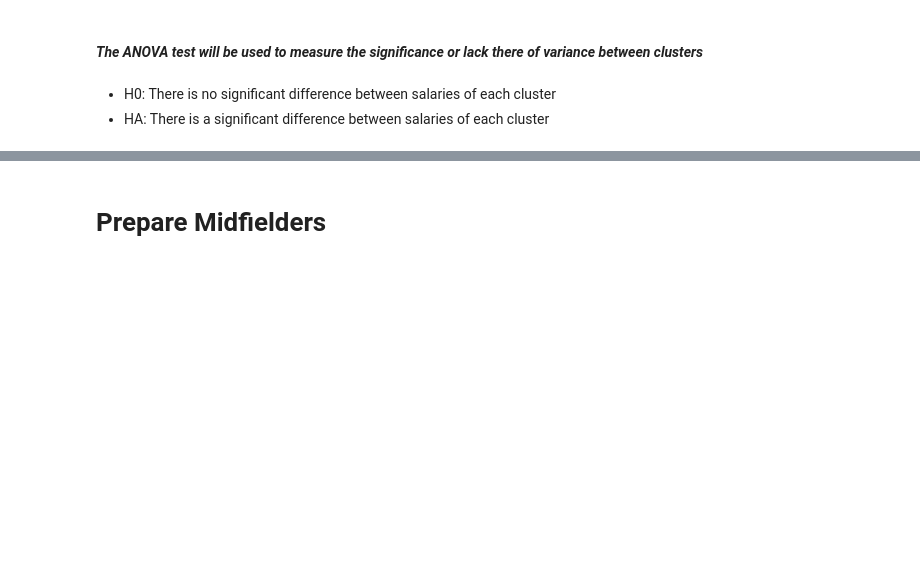
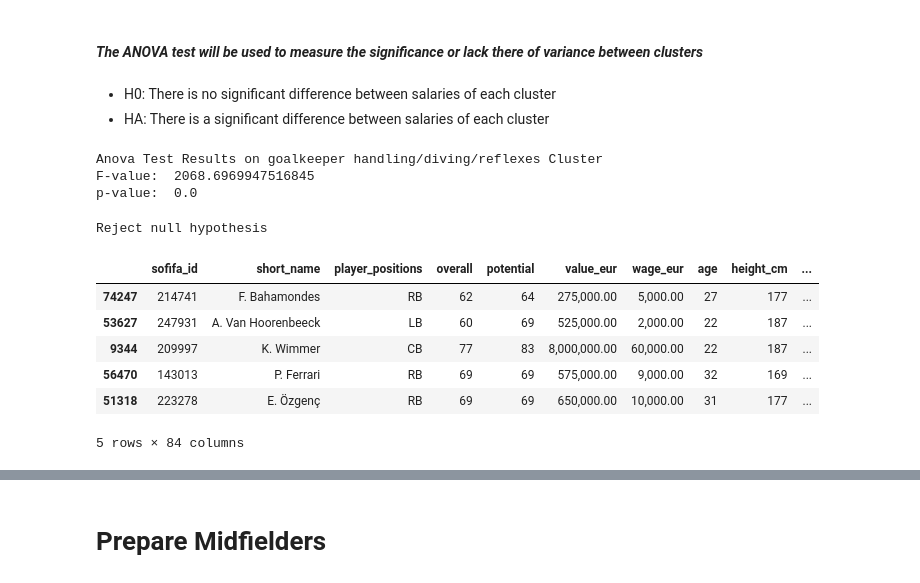
Before and after one commit to Jules-Ray-Kayla-Bert-Capstone-FiFA/fifa, a Jupyter notebook: Kayla.ipynb, the cells around one changed output, grey strips where cells are left out. Saved outputs shown, nothing was run; the diff lists cells and outputs as text; code cells hidden in the pictures; blank space fills up the shorter version.

```diff
--- a/Kayla.ipynb
+++ b/Kayla.ipynb
@@ -297,7 +425,7 @@ train.groupby('clusters')[ 'ball_control', 'reactions', 'dribbling'].median()
  - H0: There is no significant difference between salaries of each cluster
  - HA: There is a significant difference between salaries of each cluster
 # %%
-alpha = 0.05
+α = 0.05
 
 F, p = stats.f_oneway(train[train.clusters == 0].wage_eur,
                       train[train.clusters == 1].wage_eur,
@@ -307,9 +435,14 @@ F, p = stats.f_oneway(train[train.clusters == 0].wage_eur,
 print('Anova Test Results on goalkeeper handling/diving/reflexes Cluster')
 print('F-value: ',F)
 print('p-value: ',p)
-#if p > alpha:
-    #print("\nWe fail to reject null hypothesis.")
-#elif t < 0:
-    #print("We fail to reject null hypothesis.")
-#else:
-    #print("We reject null hypothesis.\n\n")
+# %% [output]
+Anova Test Results on goalkeeper handling/diving/reflexes Cluster
+F-value:  2068.6969947516845
+p-value:  0.0
+# %%
+if p < α:
+    print(f'Reject null hypothesis')
+else:
+    print(f'Fail to reject null hypothesis')
+# %% [output]
+Reject null hypothesis
@@ -315,0 +454,10 @@ print('p-value: ',p)
+# %%
+train.head()
+# %% [output]
+|  | sofifa_id | short_name | player_positions | overall | potential | value_eur | wage_eur | age | height_cm | ... |
+| 74247 | 214741 | F. Bahamondes | RB | 62 | 64 | 275,000.00 | 5,000.00 | 27 | 177 | ... |
+| 53627 | 247931 | A. Van Hoorenbeeck | LB | 60 | 69 | 525,000.00 | 2,000.00 | 22 | 187 | ... |
+| 9344 | 209997 | K. Wimmer | CB | 77 | 83 | 8,000,000.00 | 60,000.00 | 22 | 187 | ... |
+| 56470 | 143013 | P. Ferrari | RB | 69 | 69 | 575,000.00 | 9,000.00 | 32 | 169 | ... |
+| 51318 | 223278 | E. Özgenç | RB | 69 | 69 | 650,000.00 | 10,000.00 | 31 | 177 | ... |
+5 rows × 84 columns
```
Also changed, not shown: parts of 55 cells of this notebook.
